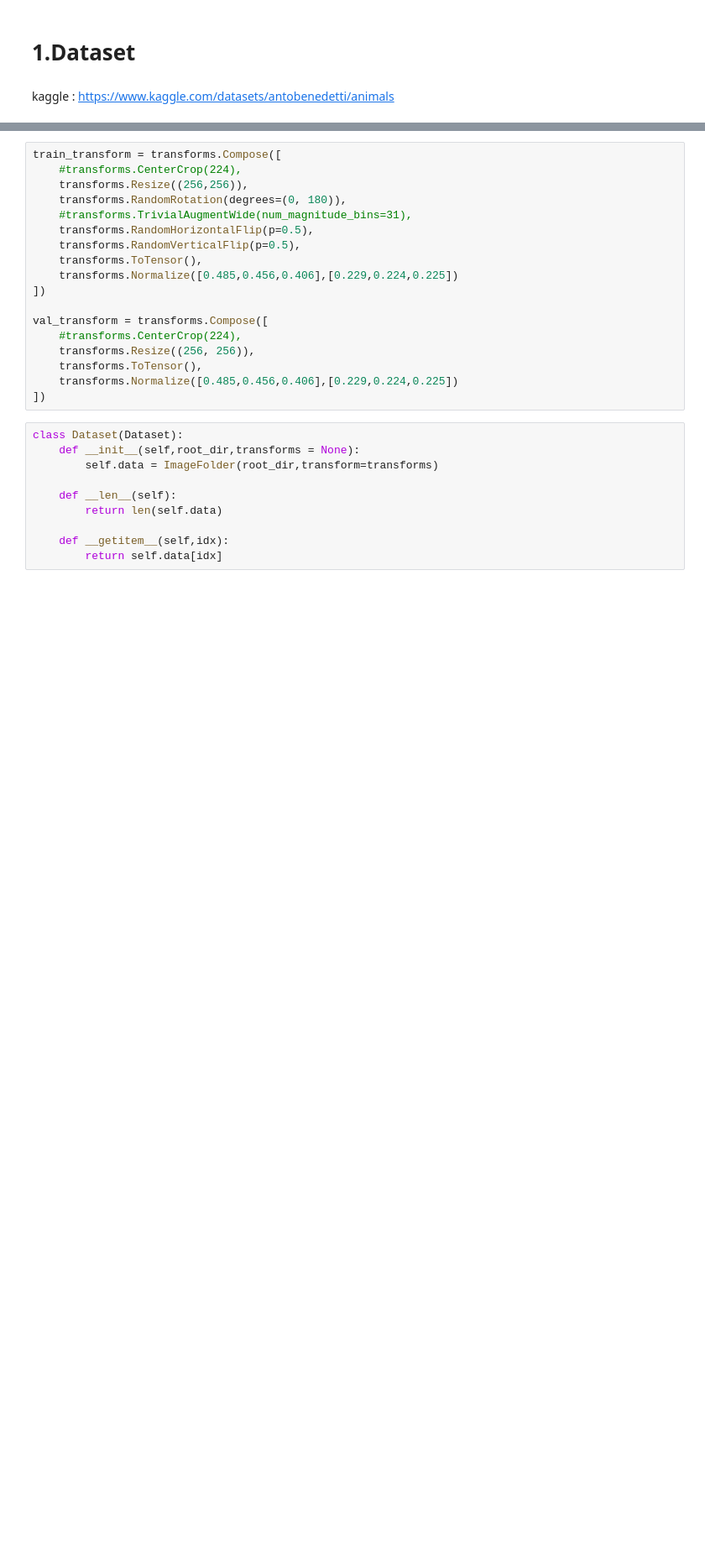
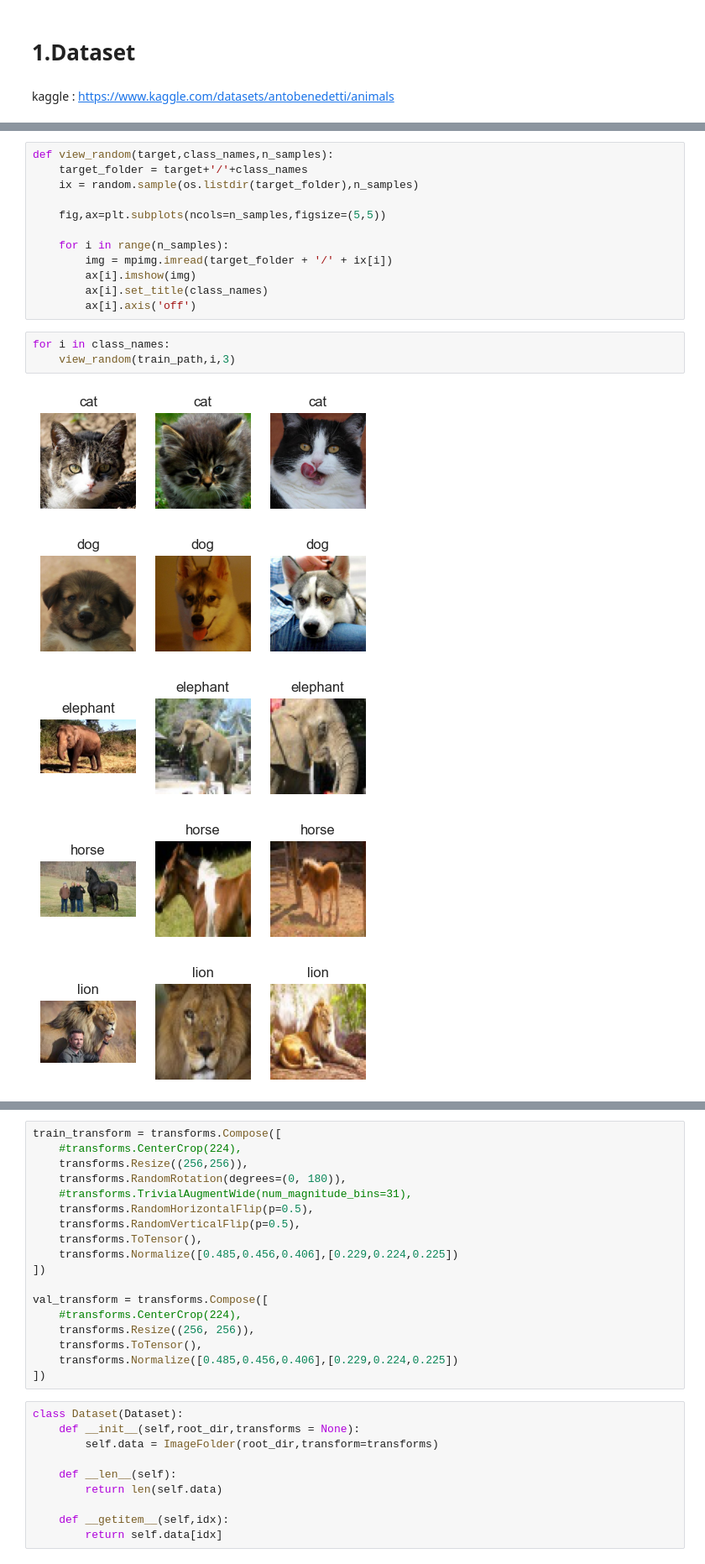
Before and after one commit to mohamedmagdy841/animals-classification, a Jupyter notebook: Animals.ipynb, the cells around one changed output, grey strips where cells are left out. Shown at 84% size. Saved outputs shown, nothing was run; the diff lists cells and outputs as text; blank space fills up the shorter version.

```diff
--- a/Animals.ipynb
+++ b/Animals.ipynb
@@ -40 +72,22 @@ LEARNING_RATE = 1e-3
+# %%
+def view_random(target,class_names,n_samples):
+    target_folder = target+'/'+class_names
+    ix = random.sample(os.listdir(target_folder),n_samples)
+
+    fig,ax=plt.subplots(ncols=n_samples,figsize=(5,5))
+
+    for i in range(n_samples):
+        img = mpimg.imread(target_folder + '/' + ix[i])
+        ax[i].imshow(img)
+        ax[i].set_title(class_names)
+        ax[i].axis('off')
+# %%
+for i in class_names:
+    view_random(train_path,i,3)
+# %% [output]
+[figure, added]
+[figure, added]
+[figure, added]
+[figure, added]
+[figure, added]
 # %%
```
Also changed, not shown: parts of 35 cells of this notebook, 3 other files.
